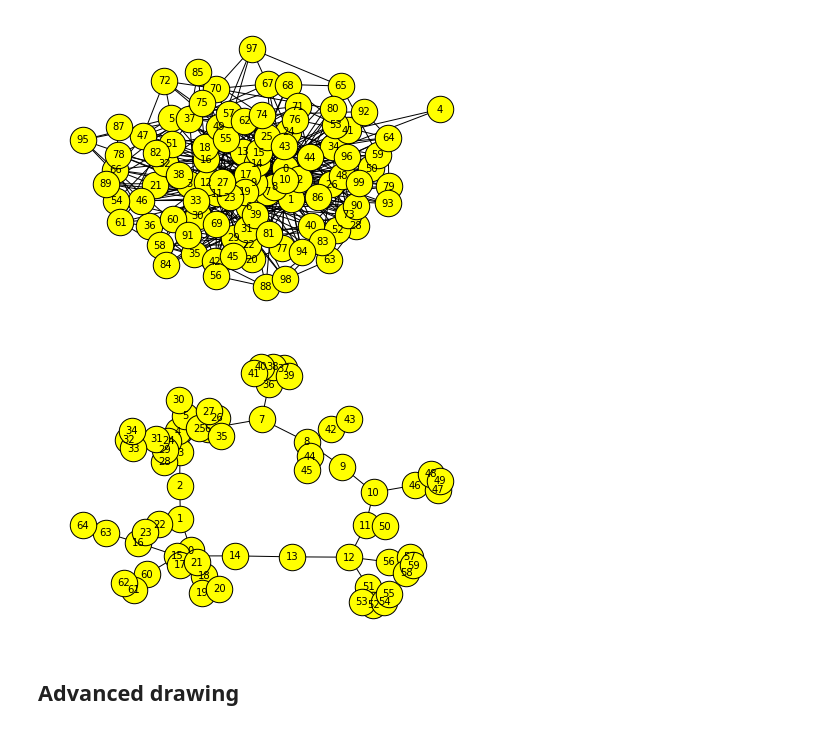
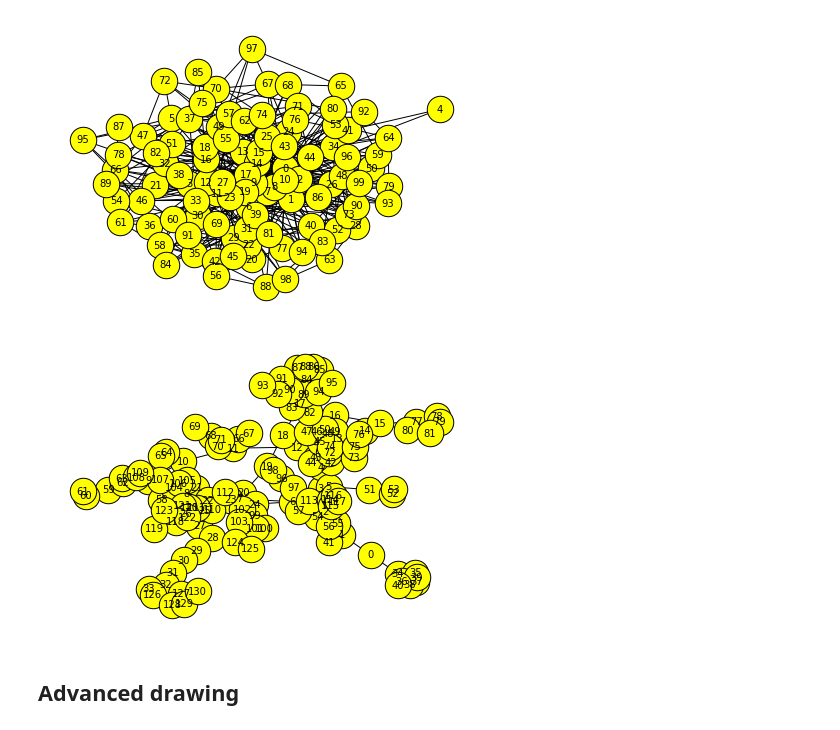
Before and after one commit to erelsgl-at-ariel/research-5782, a Jupyter notebook: 06-python-numstack/code/5.networkX.ipynb, the cells around one changed output. Saved outputs shown, nothing was run; the diff lists cells and outputs as text; code cells hidden in the pictures.

```diff
--- a/06-python-numstack/code/5.networkX.ipynb
+++ b/06-python-numstack/code/5.networkX.ipynb
@@ -242,10 +246,10 @@ nx.draw(ba,  **draw_options)
 # %% [output]
 [figure]
 # %%
-red = nx.random_lobster(10, 0.5, 0.5)      # Returns a random lobster graph.
+red = nx.random_lobster(20, 0.5, 0.5)      # Returns a random lobster graph.
 nx.draw(red,  **draw_options)
 # %% [output]
-[figure, old version]
+[figure, new version]
 # %% [markdown]
 ## Advanced drawing
 # %%
```
Also changed, not shown: parts of 23 cells of this notebook, 27 other files.
